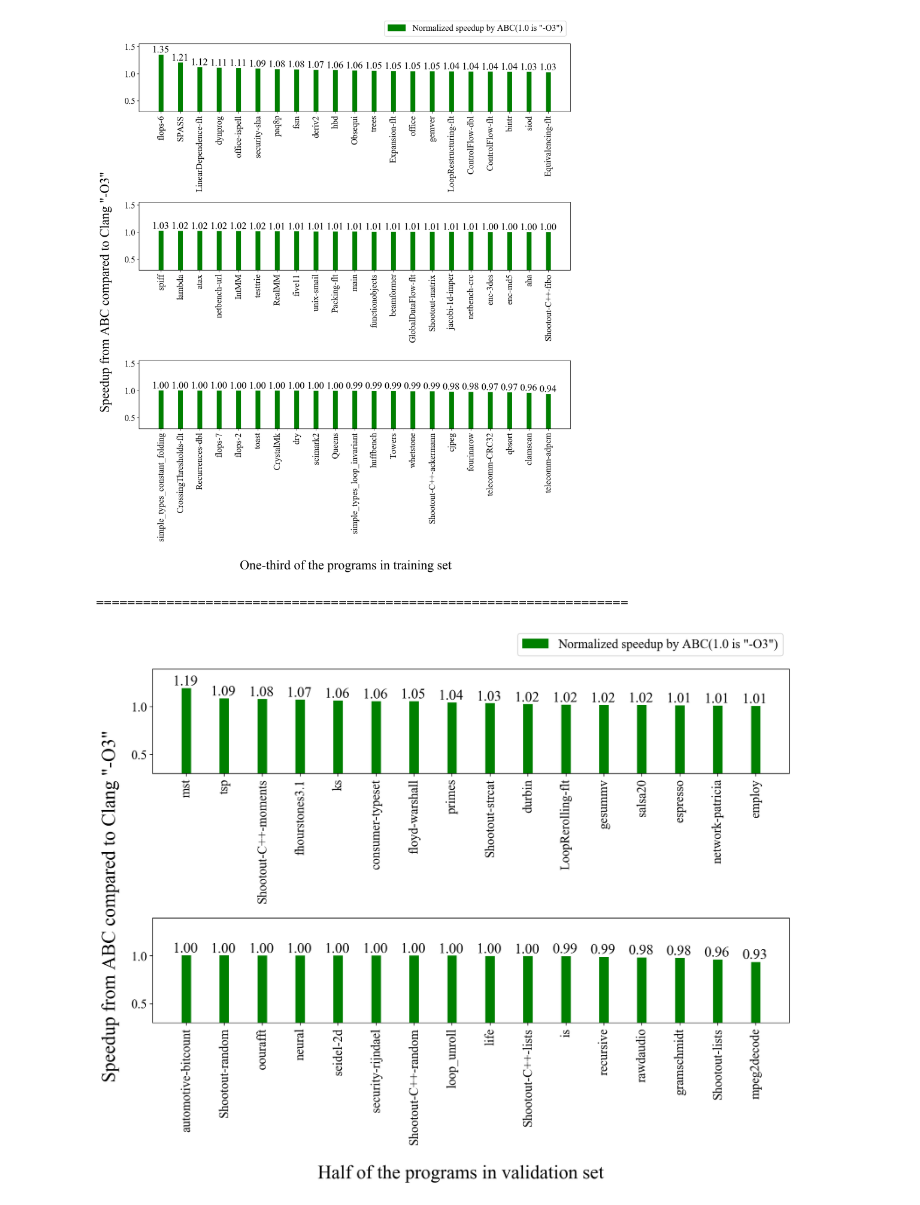
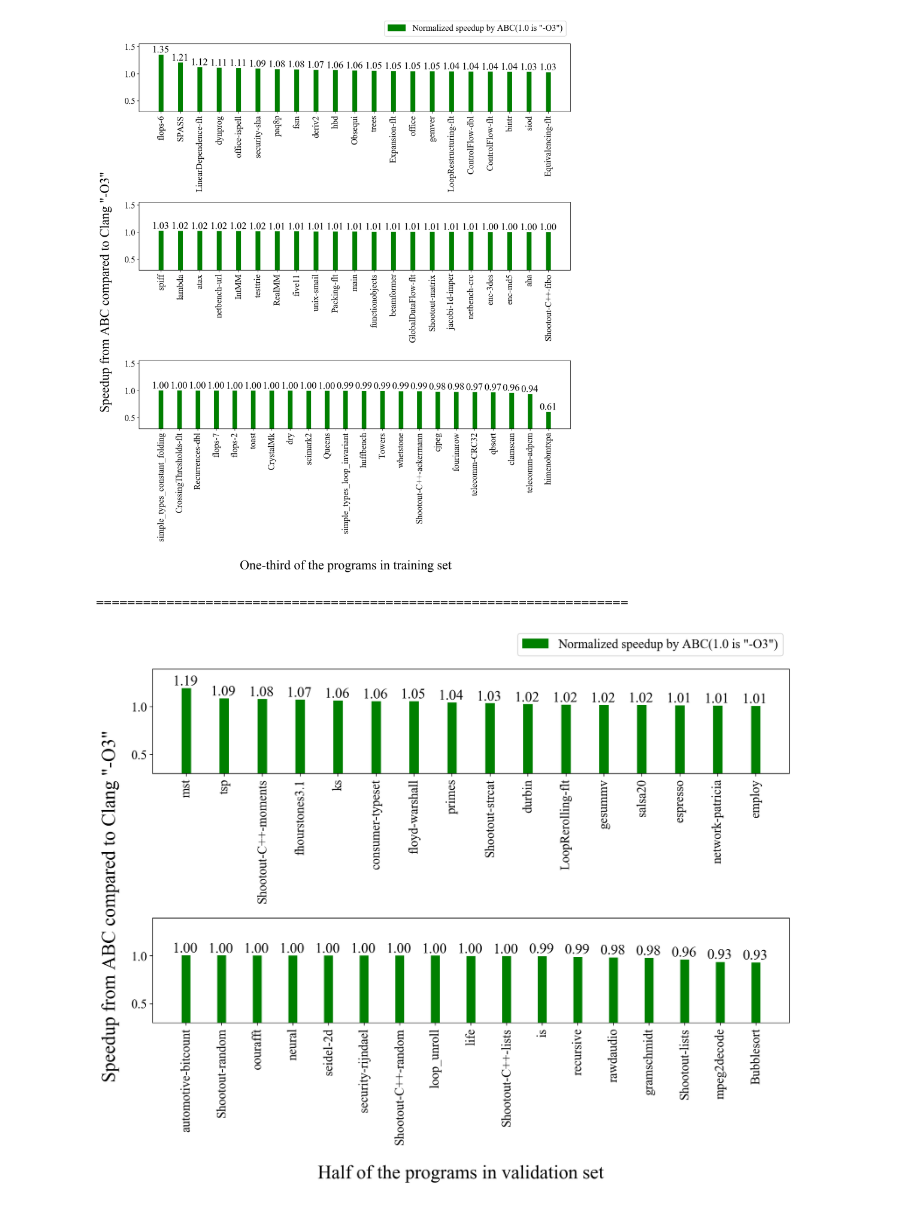
Before and after one commit to JaredCJR/ThesisTools, a Jupyter notebook: PassInstrument/inference/SpeedupEvaluation/LoadAndDraw.ipynb, the cells around one changed output. Drawn from its saved outputs; the diff is of its cells as text; code cells hidden in the pictures.

Commit message:
Add worst case in figs

```diff
--- a/PassInstrument/inference/SpeedupEvaluation/LoadAndDraw.ipynb
+++ b/PassInstrument/inference/SpeedupEvaluation/LoadAndDraw.ipynb
@@ -39,7 +39,7 @@ def GraphGenerator_AutoLabel(rects, ax, location, fontsize):
         ax.text(rect.get_x()+0.1, h, label,
                 ha=horizontalAlign, va=verticalAlign, fontsize=fontsize)
 
-def DrawBarChart(Inputs, Title, SaveName="Saved.png", SubGraphNum=3,  Ymax=None, Ymin=None, XbarLabel="X-label"):
+def DrawBarChart(Inputs, Title, SaveName="Saved.png", SubGraphNum=3,  Ymax=None, Ymin=None, XbarLabel="X-label", WorstCase=[]):
     """
     Draw the bar chart
     """
@@ -81,6 +81,10 @@ def DrawBarChart(Inputs, Title, SaveName="Saved.png", SubGraphNum=3,  Ymax=None,
 
         x_sub = x[indexStart:indexEnd]
         y_sub = y[indexStart:indexEnd]
+        if WorstCase and i == (splitCount - 1):
+            if x_sub[-1] != WorstCase[0]:
+                x_sub.append(WorstCase[0])
+                y_sub.append(WorstCase[1])
         #x_sub_order = [x for x in range(indexStart, indexEnd)]
         index = np.arange(len(x_sub))
         ax = fig.add_subplot(splitCount, 1 , i+1)
@@ -307,6 +311,21 @@ if __name__ == '__main__':
     ValidationGraphData.sort(key=itemgetter(1), reverse=True)
 
     '''
+    Get the range of speedup
+    '''
+    print("=========================================================")
+    print("Training set -- best: {}, speedup: {}".format(TrainingGraphData[0][0], TrainingGraphData[0][1]))
+    print("Training set -- worst: {}, speedup: {}".format(TrainingGraphData[-1][0], TrainingGraphData[-1][1]))
+    print("Training set -- 2 worst: {}, speedup: {}".format(TrainingGraphData[-2][0], TrainingGraphData[-2][1]))
+    print("Training set -- 3 worst: {}, speedup: {}".format(TrainingGraphData[-3][0], TrainingGraphData[-3][1]))
+    print("Training set -- 4 worst: {}, speedup: {}".format(TrainingGraphData[-4][0], TrainingGraphData[-4][1]))
+    print("Validation set -- best: {}, speedup: {}".format(ValidationGraphData[0][0], ValidationGraphData[0][1]))
+    print("Validation set -- worst: {}, speedup: {}".format(ValidationGraphData[-1][0], ValidationGraphData[-1][1]))
+    WorstCase_training = TrainingGraphData[-1]
+    WorstCase_validation = ValidationGraphData[-1]
+    print("=========================================================")
+
+    '''
     Get the speedup for the apps
     '''
     Apps = ['aha', 'viterbi', 'sgefa', 'hexxagon', 'spiff', 'burg', 'Obsequi', 'clamscan', \
@@ -359,7 +378,8 @@ if __name__ == '__main__':
     DrawBarChart(Inputs=TrainingGraphData, Title="",
                  SaveName = "Evaluation_Speedup-trainingSet.png", SubGraphNum=3,
                  Ymax = TrainingGraphData[0][1]+0.2, Ymin = 0.3,
-                 XbarLabel = "One-third of the programs in training set")
+                 XbarLabel = "One-third of the programs in training set",
+                 WorstCase = WorstCase_training)
     print("====================================================================")
 #     DrawBarChart(Inputs=ValidationGraphData_sigma, Title="",
 #                  SaveName = "Evaluation_Speedup-validationSet.png", SubGraphNum=1,
@@ -368,7 +388,8 @@ if __name__ == '__main__':
     DrawBarChart(Inputs=ValidationGraphData, Title="",
                  SaveName = "Evaluation_Speedup-validationSet.png", SubGraphNum=2,
                  Ymax = ValidationGraphData[0][1]+0.2, Ymin = 0.3,
-                 XbarLabel = "Half of the programs in validation set")
+                 XbarLabel = "Half of the programs in validation set",
+                 WorstCase = WorstCase_validation)
 # %% [output]
 =============================================================================
 Make sure that you use the right database to produce the statistics
@@ -386,7 +407,7 @@ Number of programs that are affect by ABC(larger than twice sigma)(validation):
 Speedup for Apps in validation set:------------------------------
 hexxagon: 1.0692689698921174
 ====================================================================
 ====================================================================
-[figure, old version]
+[figure, new version]
 ====================================================================
-[figure, old version]
+[figure, new version]
```
Also changed, not shown: parts of 1 cell of this notebook, 2 other files.
